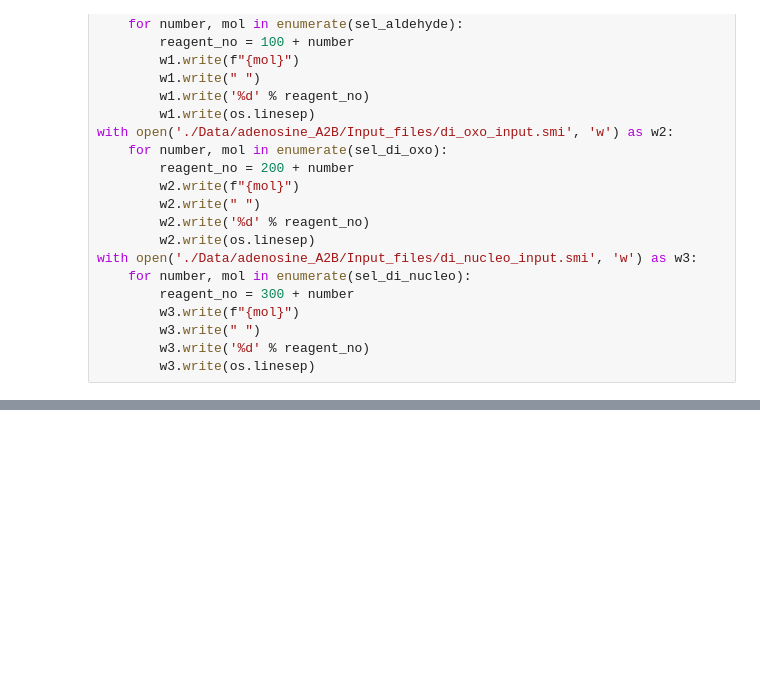
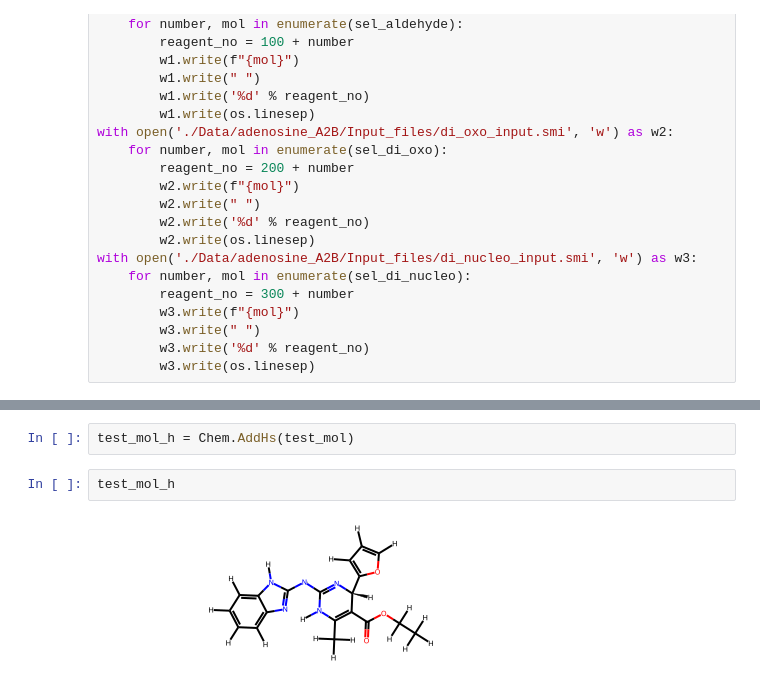
Before and after one commit to aakankschit/TACTICS, a Jupyter notebook: Dataset_init_analysis.ipynb, the cells around one changed output, grey strips where cells are left out. Drawn from its saved outputs; the diff is of its cells as text; blank space fills up the shorter version.

```diff
--- a/Dataset_init_analysis.ipynb
+++ b/Dataset_init_analysis.ipynb
@@ -333,0 +365,6 @@ with open('./Data/adenosine_A2B/Input_files/di_nucleo_input.smi', 'w') as w3:
+# %%
+test_mol_h = Chem.AddHs(test_mol)
+# %%
+test_mol_h
+# %% [output]
+[figure, added]
```
Also changed, not shown: parts of 13 cells of this notebook, 1 other file.
